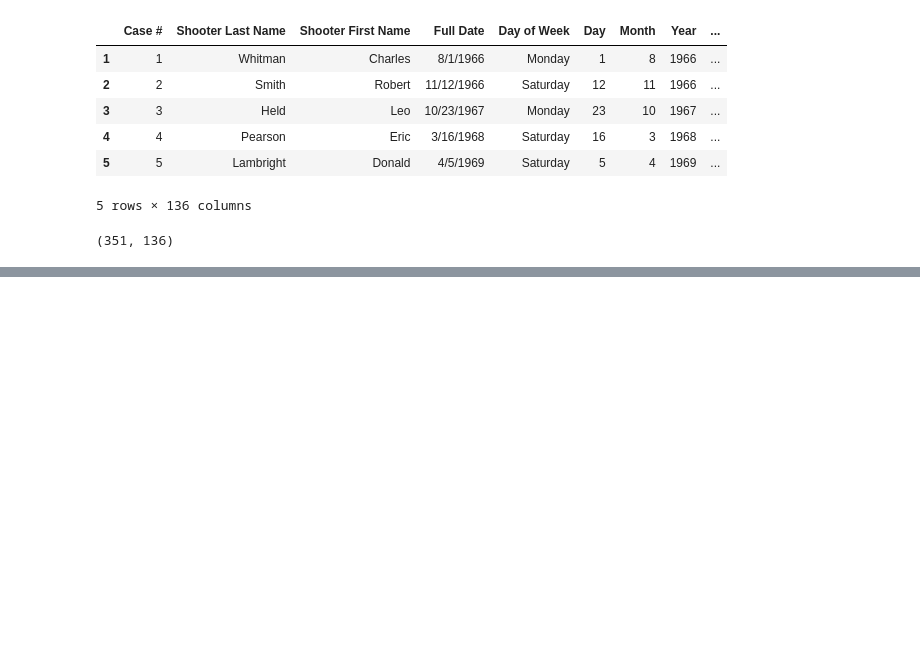
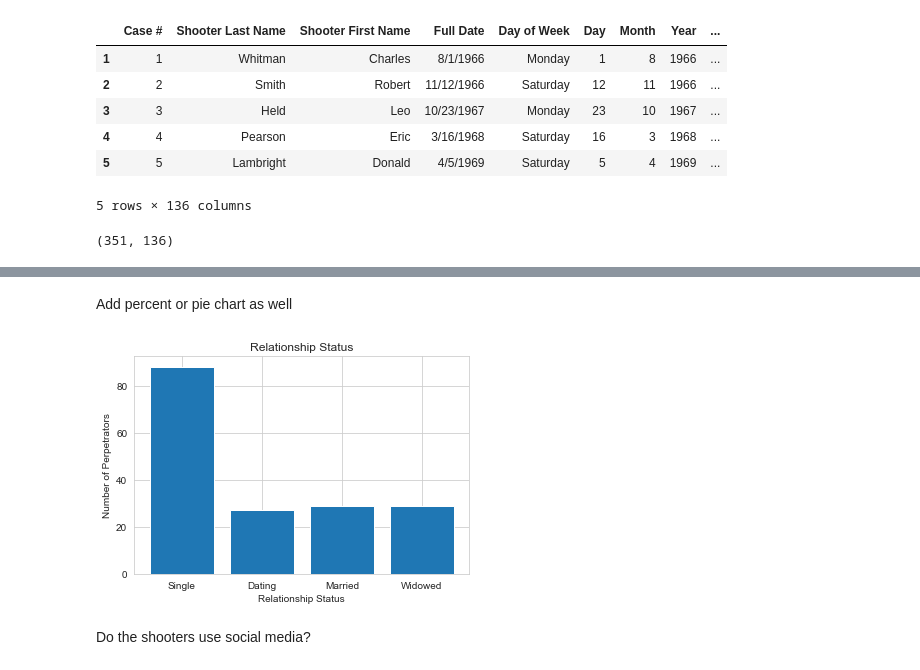
Before and after one commit to jhinkleau/Capstone2023, a Jupyter notebook: CrimeAnalysis.ipynb, the cells around one changed output, grey strips where cells are left out. Saved outputs shown, nothing was run; the diff lists cells and outputs as text; code cells hidden in the pictures; blank space fills up the shorter version.

```diff
--- a/CrimeAnalysis.ipynb
+++ b/CrimeAnalysis.ipynb
@@ -275,0 +176,16 @@ dtype: object
+# %% [markdown]
+Add percent or pie chart as well
+# %%
+crime2 = crime[crime['Relationship Status'].notna()]
+x = crime2["Relationship Status"]
+y = single,dating,married,widowed
+dict = {'Single':single, 'Dating':dating,'Married':married,'Widowed':widowed}
+plt.bar(list(dict.keys()),list(dict.values()) )
+plt.title("Relationship Status")
+plt.ylabel("Number of Perpetrators")
+plt.xlabel("Relationship Status")
+plt.show()
+# %% [output]
+[figure, added]
+# %% [markdown]
+Do the shooters use social media?
```
Also changed, not shown: parts of 92 cells of this notebook, 1 other file.
